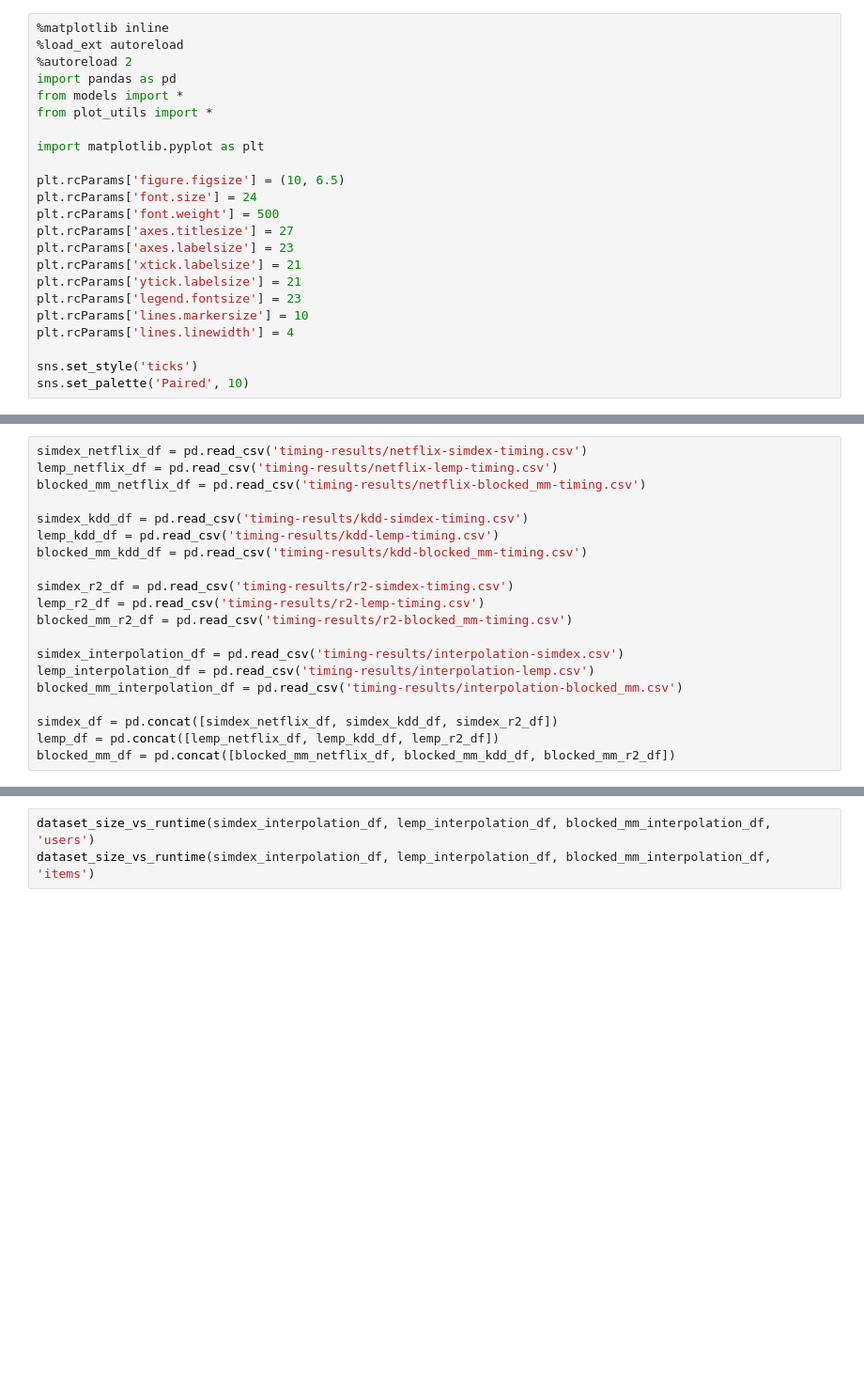
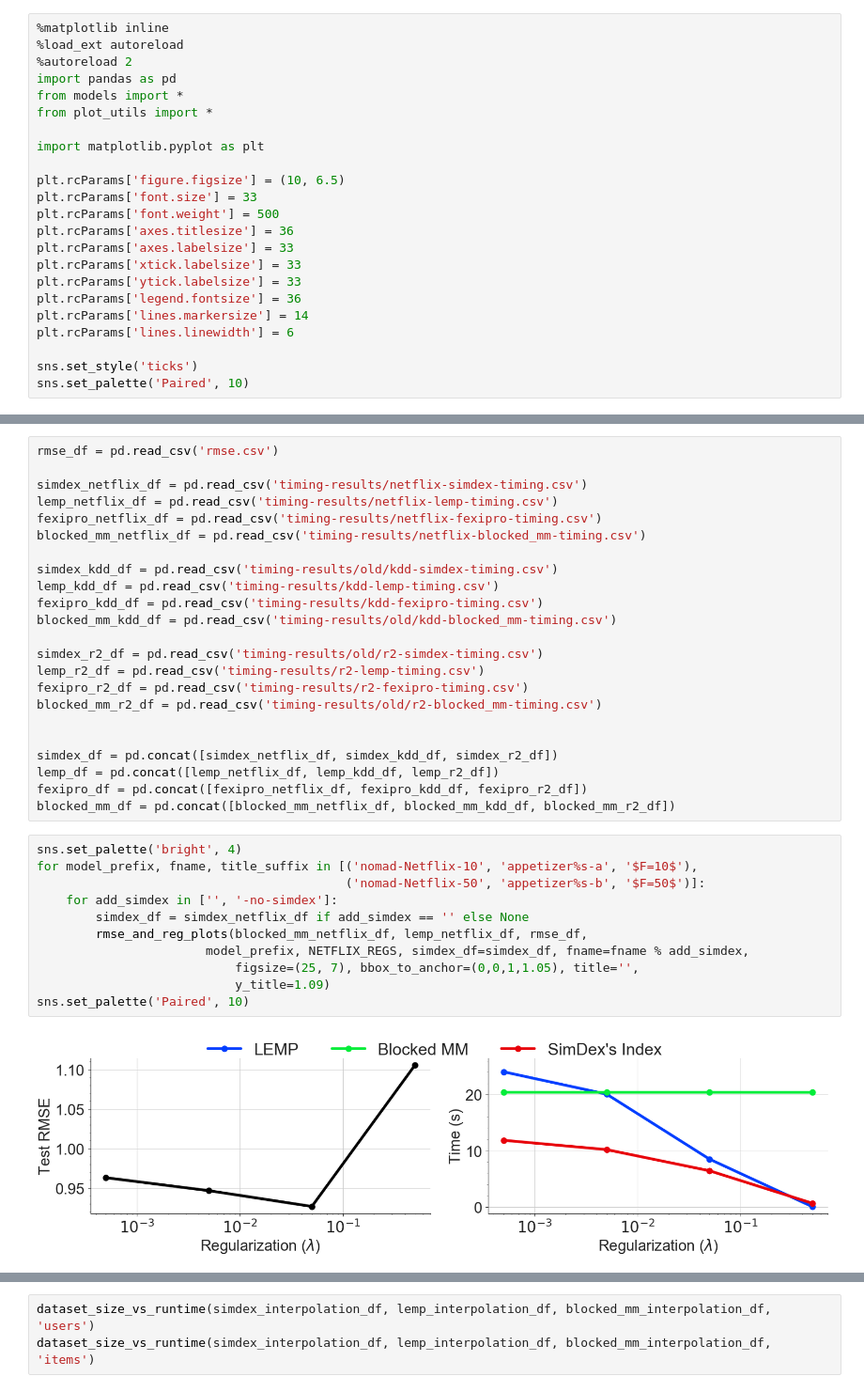
Before and after one commit to stanford-futuredata/optimus-maximus, a Jupyter notebook: plots/simdex-plots.ipynb, the cells around one changed output, grey strips where cells are left out. Shown: that part at 94% size. Drawn from its saved outputs; the diff is of its cells as text; blank space fills up the shorter version.

```diff
--- a/plots/simdex-plots.ipynb
+++ b/plots/simdex-plots.ipynb
@@ -9,15 +9,15 @@ from plot_utils import *
 import matplotlib.pyplot as plt
 
 plt.rcParams['figure.figsize'] = (10, 6.5)
-plt.rcParams['font.size'] = 24
+plt.rcParams['font.size'] = 33
 plt.rcParams['font.weight'] = 500
-plt.rcParams['axes.titlesize'] = 27
-plt.rcParams['axes.labelsize'] = 23
-plt.rcParams['xtick.labelsize'] = 21
-plt.rcParams['ytick.labelsize'] = 21
-plt.rcParams['legend.fontsize'] = 23
-plt.rcParams['lines.markersize'] = 10
-plt.rcParams['lines.linewidth'] = 4
+plt.rcParams['axes.titlesize'] = 36
+plt.rcParams['axes.labelsize'] = 33
+plt.rcParams['xtick.labelsize'] = 33
+plt.rcParams['ytick.labelsize'] = 33
+plt.rcParams['legend.fontsize'] = 36
+plt.rcParams['lines.markersize'] = 14
+plt.rcParams['lines.linewidth'] = 6
 
 sns.set_style('ticks')
 sns.set_palette('Paired', 10)
@@ -27,20 +24,36 @@ The autoreload extension is already loaded. To reload it, use:
 # %%
+rmse_df = pd.read_csv('rmse.csv')
+
 simdex_netflix_df = pd.read_csv('timing-results/netflix-simdex-timing.csv')
 lemp_netflix_df = pd.read_csv('timing-results/netflix-lemp-timing.csv')
+fexipro_netflix_df = pd.read_csv('timing-results/netflix-fexipro-timing.csv')
 blocked_mm_netflix_df = pd.read_csv('timing-results/netflix-blocked_mm-timing.csv')
 
-simdex_kdd_df = pd.read_csv('timing-results/kdd-simdex-timing.csv')
+simdex_kdd_df = pd.read_csv('timing-results/old/kdd-simdex-timing.csv')
 lemp_kdd_df = pd.read_csv('timing-results/kdd-lemp-timing.csv')
-blocked_mm_kdd_df = pd.read_csv('timing-results/kdd-blocked_mm-timing.csv')
+fexipro_kdd_df = pd.read_csv('timing-results/kdd-fexipro-timing.csv')
+blocked_mm_kdd_df = pd.read_csv('timing-results/old/kdd-blocked_mm-timing.csv')
 
-simdex_r2_df = pd.read_csv('timing-results/r2-simdex-timing.csv')
+simdex_r2_df = pd.read_csv('timing-results/old/r2-simdex-timing.csv')
 lemp_r2_df = pd.read_csv('timing-results/r2-lemp-timing.csv')
-blocked_mm_r2_df = pd.read_csv('timing-results/r2-blocked_mm-timing.csv')
+fexipro_r2_df = pd.read_csv('timing-results/r2-fexipro-timing.csv')
+blocked_mm_r2_df = pd.read_csv('timing-results/old/r2-blocked_mm-timing.csv')
 
-simdex_interpolation_df = pd.read_csv('timing-results/interpolation-simdex.csv')
-lemp_interpolation_df = pd.read_csv('timing-results/interpolation-lemp.csv')
-blocked_mm_interpolation_df = pd.read_csv('timing-results/interpolation-blocked_mm.csv')
 
 simdex_df = pd.concat([simdex_netflix_df, simdex_kdd_df, simdex_r2_df])
 lemp_df = pd.concat([lemp_netflix_df, lemp_kdd_df, lemp_r2_df])
+fexipro_df = pd.concat([fexipro_netflix_df, fexipro_kdd_df, fexipro_r2_df])
 blocked_mm_df = pd.concat([blocked_mm_netflix_df, blocked_mm_kdd_df, blocked_mm_r2_df])
+# %%
+sns.set_palette('bright', 4)
+for model_prefix, fname, title_suffix in [('nomad-Netflix-10', 'appetizer%s-a', '$F=10$'),
+                                          ('nomad-Netflix-50', 'appetizer%s-b', '$F=50$')]:
+    for add_simdex in ['', '-no-simdex']:
+        simdex_df = simdex_netflix_df if add_simdex == '' else None
+        rmse_and_reg_plots(blocked_mm_netflix_df, lemp_netflix_df, rmse_df,
+                       model_prefix, NETFLIX_REGS, simdex_df=simdex_df, fname=fname % add_simdex,
+                           figsize=(25, 7), bbox_to_anchor=(0,0,1,1.05), title='',
+                           y_title=1.09)
+sns.set_palette('Paired', 10)
+# %% [output]
+[figure, added]
```
Also changed, not shown: parts of 16 cells of this notebook, 8 other files.
